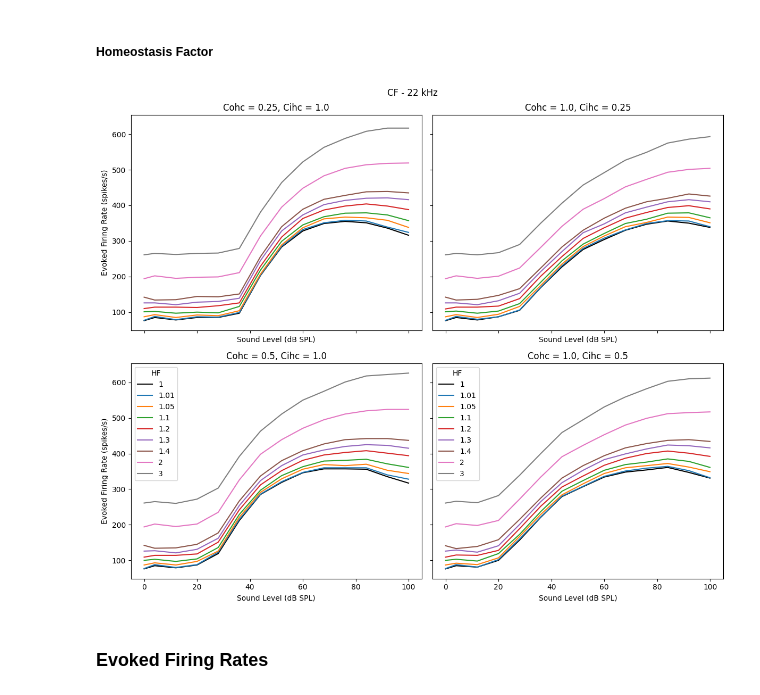
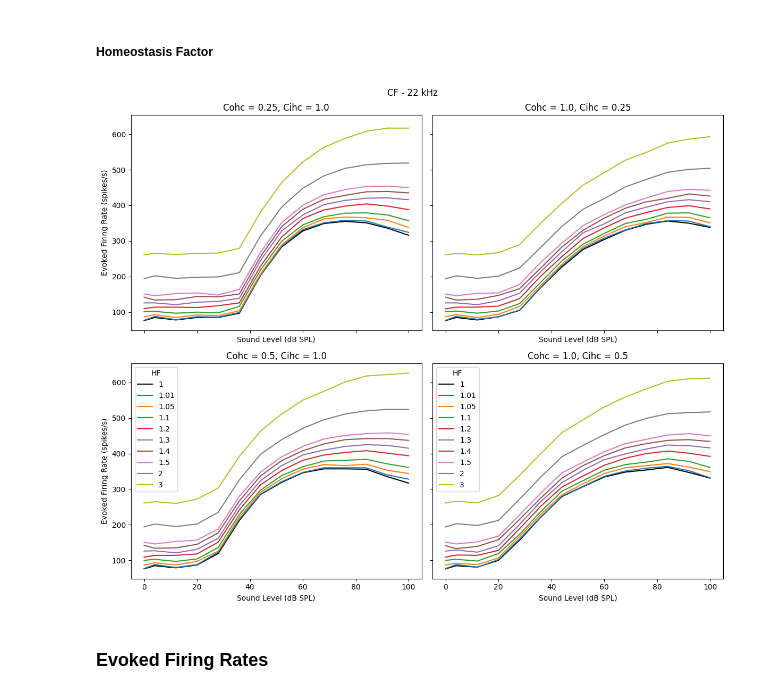
Before and after one commit to kedoxey/DCN_model, a Jupyter notebook: notebooks/SPC_network.ipynb, the cells around one changed output. Drawn from its saved outputs; the diff is of its cells as text; code cells hidden in the pictures.

```diff
--- a/notebooks/SPC_network.ipynb
+++ b/notebooks/SPC_network.ipynb
@@ -776,7 +779,7 @@ fig.savefig('RL_curve-III-hc_impairment.png', dpi=300)
 cf_dir = '/data/scrook/dcnmodel_scratch/output/rate_level-22kHZ_single_cell-simple_syns-22000Hz_14ls-10nreps-III_13000loss-hc-hf'
 # above_cf_dir = '/data/scrook/dcnmodel_scratch/output/rate_level-22kHZ_single_cell-simple_syns-28000Hz_14ls-10nreps-III-hf'
 # %%
-homeostasis_factors = [1, 1.01, 1.05, 1.1, 1.2, 1.3, 1.4, 2, 3]
+homeostasis_factors = [1, 1.01, 1.05, 1.1, 1.2, 1.3, 1.4, 1.5, 2, 3]
 
 sgc_weight = 0.00044
 tv_weight = 0.0006
@@ -814,34 +817,34 @@ for hc_i, chc in enumerate(['Cohc', 'Cihc']):
                 i = 1
 
                 subdir_results_od = pickle.load(open(os.path.join(freq_dir, '1fs_14dbs_22000cf-results_od.pkl'), 'rb'))
                 _, evoked_rates = get_evoked_firing_rates('pyramidal', subdir_results_od, stimpar['response'])
                 spont_rate = get_spontaneous_firing_rates('pyramidal', subdir_results_od, stimpar['baseline'])
 
                 subdir_data_norm = pickle.load(open(os.path.join(freq_dir, 'DATA-1fs_14dbs_22000cf-rate_level_curve-loss.pkl'),'rb'))
                 subdir_freq = subdir_data_norm['freqs'][0]
                 subdir_levels = subdir_data_norm['levels']
 
                 # subdir_levels.insert(0,0)
                 # evoked_rates = {**{(subdir_freq, 0): spont_rate}, **evoked_rates}
 
                 if (sgc_w == t3_syn_weights['sp']) and (tv_w == t3_syn_weights['vp']) and (ds_w == t3_syn_weights['dp']):
                     axs[c_i, hc_i].plot(subdir_levels, list(evoked_rates.values()), label=hf, color='k')
                 else:
                     axs[c_i, hc_i].plot(subdir_levels, list(evoked_rates.values()), label=hf)
 
                 axs[c_i, hc_i].set_xlabel('Sound Level (dB SPL)')
                 axs[c_i, hc_i].set_title(f'Cohc = {cohc}, Cihc = {cihc}' )
 
     axs[c_i, hc_i].legend(loc='upper left', title='HF') #, bbox_to_anchor=[1.61,1.01])
 
 axs[0,0].set_ylabel('Evoked Firing Rate (spikes/s)')
 axs[1,0].set_ylabel('Evoked Firing Rate (spikes/s)')
 
 fig.suptitle(f'{cf[i]} - {subdir_freq//1000} kHz')
 fig.tight_layout()
 # fig.savefig('RL_curve-III-hc_impairment-homeo_factor.png', dpi=300)
 # %% [output]
-[figure, old version]
+[figure, new version]
 # %% [markdown]
 ### Evoked Firing Rates
 # %%
```
Also changed, not shown: parts of 11 cells of this notebook, 41 other files.
